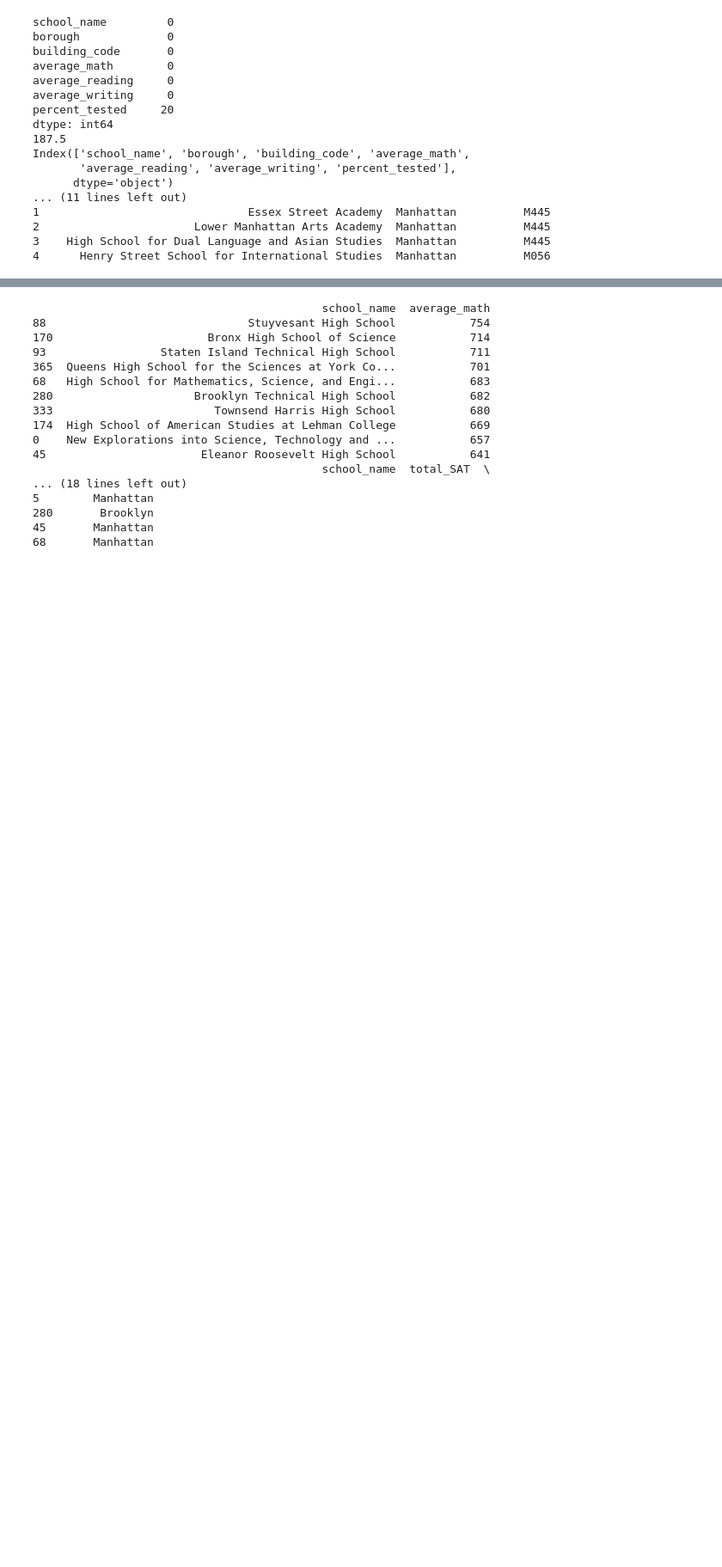
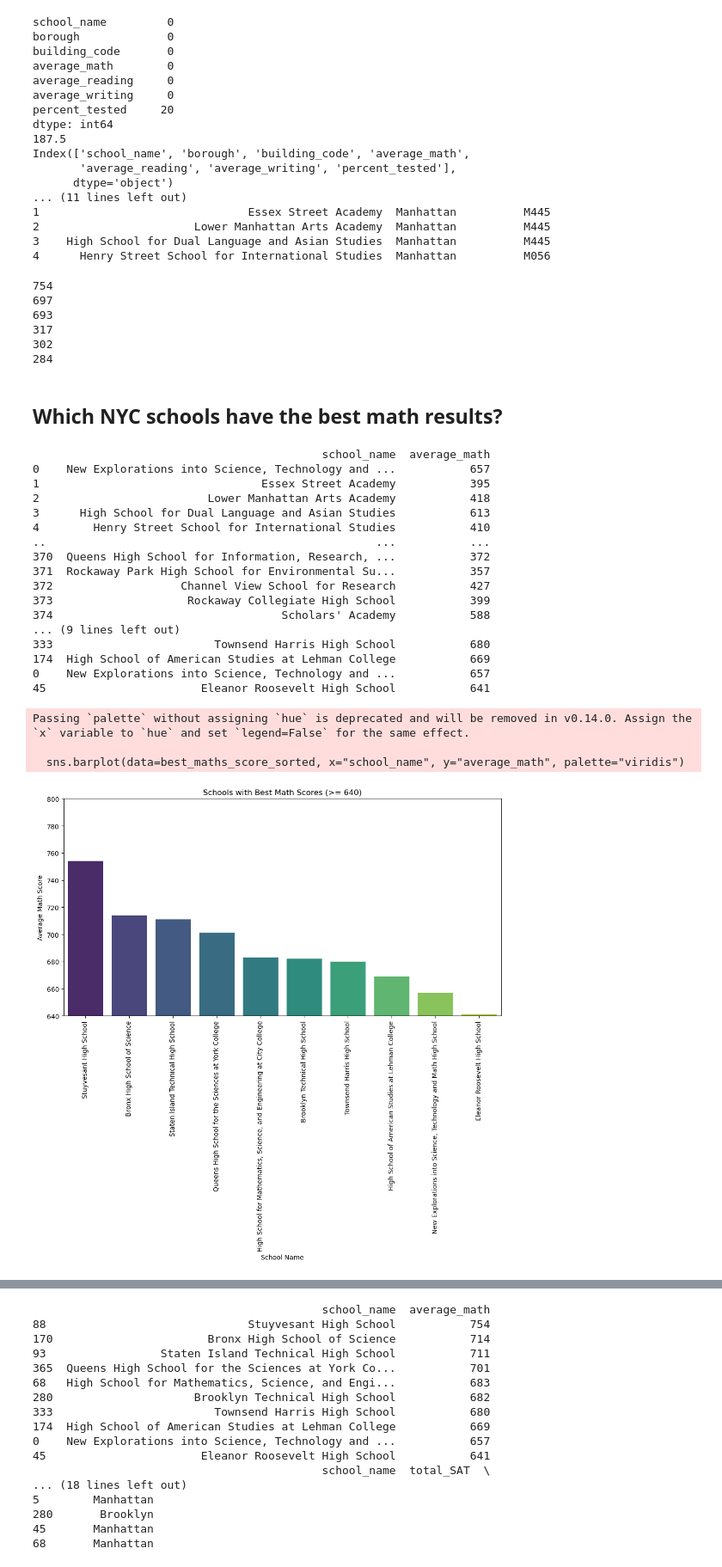
Before and after one commit to UCJPENIEL/Analytics-in-Python-Projects, a Jupyter notebook: Analysis of SAT Performance Across NYC Schools.ipynb, the cells around one changed output, grey strips where cells are left out. Shown at 86% size. Saved outputs shown, nothing was run; the diff lists cells and outputs as text; code cells hidden in the pictures; blank space fills up the shorter version.

```diff
--- a/Analysis of SAT Performance Across NYC Schools.ipynb
+++ b/Analysis of SAT Performance Across NYC Schools.ipynb
@@ -103,3 +108,20 @@ Index(['school_name', 'borough', 'building_code', 'average_math',
 2                       Lower Manhattan Arts Academy  Manhattan          M445
 3    High School for Dual Language and Asian Studies  Manhattan          M445
 4      Henry Street School for International Studies  Manhattan          M056
+# %%
+print(school["average_math"].max())
+print(school["average_reading"].max())
+print(school["average_writing"].max())
+
+print(school["average_math"].min())
+print(school["average_reading"].min())
+print(school["average_writing"].min())
+# %% [output]
+754
+697
+693
+317
+302
+284
+# %% [markdown]
+## Which NYC schools have the best math results?
@@ -106 +130,41 @@ Index(['school_name', 'borough', 'building_code', 'average_math',
+# %%
+# The best math results are at least 80% of the *maximum possible score of 800* for math.
+print(school[["school_name", "average_math"]])
+best_maths_score = school[["school_name", "average_math"]][school["average_math"] >= 640]
+# Sort the results by average_math in descending order
+best_maths_score_sorted = best_maths_score.sort_values(by="average_math", ascending=False)
+
+print(best_maths_score_sorted)
+
+# Visualizing the best math scores
+plt.figure(figsize=(12,6))
+sns.barplot(data=best_maths_score_sorted, x="school_name", y="average_math", palette="viridis")
+plt.title("Schools with Best Math Scores (>= 640)")
+plt.xlabel("School Name")
+plt.ylabel("Average Math Score")
+plt.xticks(rotation=90)
+plt.ylim(640, 800)
+plt.show()
+# %% [output]
+                                           school_name  average_math
+0    New Explorations into Science, Technology and ...           657
+1                                 Essex Street Academy           395
+2                         Lower Manhattan Arts Academy           418
+3      High School for Dual Language and Asian Studies           613
+4        Henry Street School for International Studies           410
+..                                                 ...           ...
+370  Queens High School for Information, Research, ...           372
+371  Rockaway Park High School for Environmental Su...           357
+372                   Channel View School for Research           427
+373                    Rockaway Collegiate High School           399
+374                                  Scholars' Academy           588
+... (9 lines left out)
+333                        Townsend Harris High School           680
+174  High School of American Studies at Lehman College           669
+0    New Explorations into Science, Technology and ...           657
+45                       Eleanor Roosevelt High School           641
+Passing `palette` without assigning `hue` is deprecated and will be removed in v0.14.0. Assign the `x` variable to `hue` and set `legend=False` for the same effect.
+
+  sns.barplot(data=best_maths_score_sorted, x="school_name", y="average_math", palette="viridis")
+[figure, added]
 # %% [markdown]
```
Also changed, not shown: parts of 5 cells of this notebook, 2 other files.
